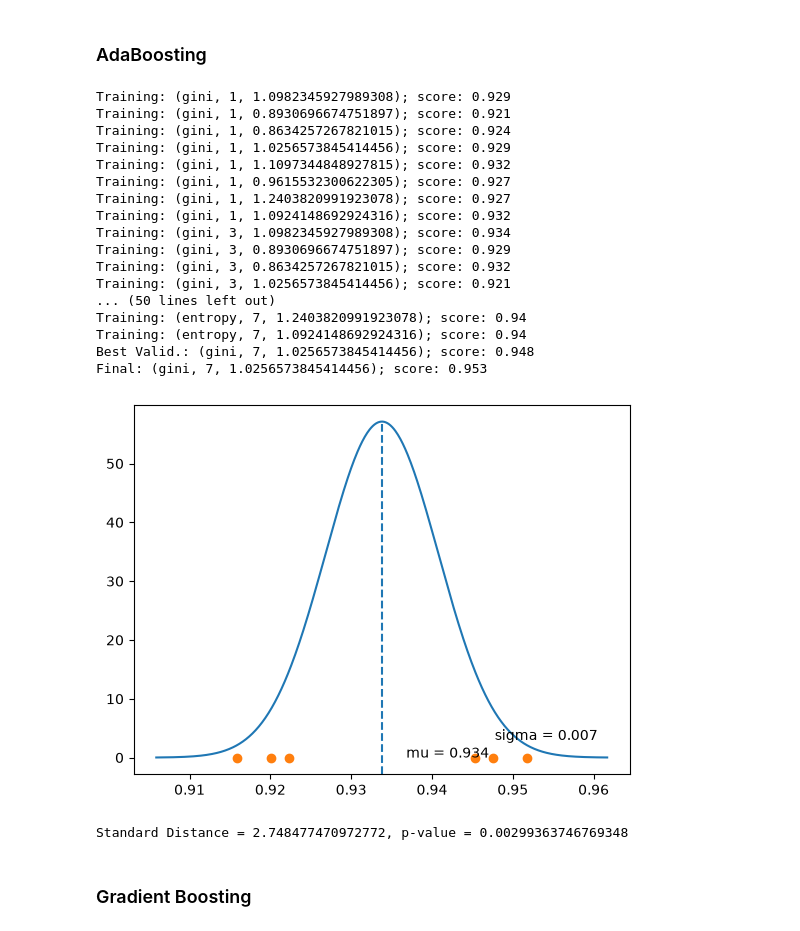
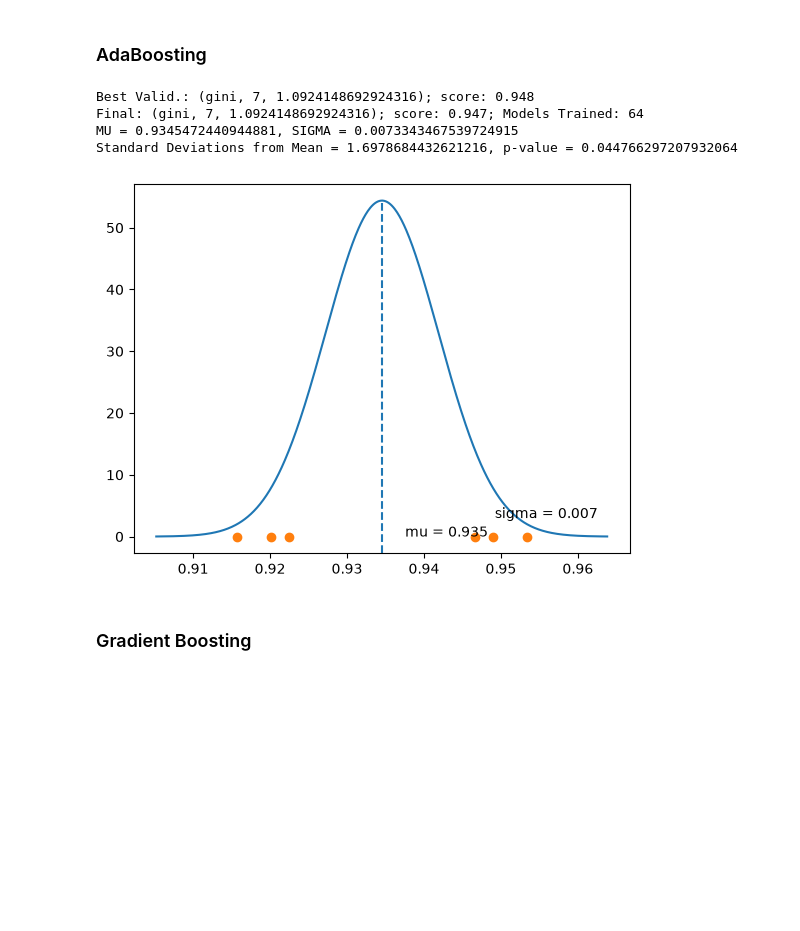
Before and after one commit to AlexMinasyan/Country-Income-Tier-Classifier, a Jupyter notebook: ml.ipynb, the cells around one changed output. Drawn from its saved outputs; the diff is of its cells as text; code cells hidden in the pictures; blank space fills up the shorter version.

Commit message:
Code cleanup, McNemar's test to compare the models, and some performance metrics.

```diff
--- a/ml.ipynb
+++ b/ml.ipynb
@@ -71,62 +91,50 @@ X_test, X_valid, y_test, y_valid = train_test_split(X_test_val, y_test_val, test
 # %% [markdown]
 ### AdaBoosting
 # %%
-np.random.seed(123)
+np.random.seed(random_seed)
+# Grid / Random Search Options
 options = { 'criterion': ['gini', 'entropy'], 'max-depth': [1, 3, 5, 7], 'learning-rate': np.random.rand(8) * 0.5 + 0.75 }
 keys, values = zip(*options.items())
 option_combos = [dict(zip(keys, p)) for p in product(*values)]
 
+# Training Models
 results = []
 for combo in option_combos:
     # Training
-    estimator = DecisionTreeClassifier(criterion = combo['criterion'], max_depth = combo['max-depth'], random_state = 123)
-    clf = AdaBoostClassifier(estimator = estimator, n_estimators = 100, random_state = 0, learning_rate = combo['learning-rate'])
+    estimator = DecisionTreeClassifier(criterion = combo['criterion'], max_depth = combo['max-depth'], random_state = random_seed)
+    clf = AdaBoostClassifier(estimator = estimator, n_estimators = 100, random_state = random_seed, learning_rate = combo['learning-rate'])
     clf.fit(X_train, y_train.values.ravel())
 
     # Cross Validation (Holdout)
     score = clf.score(X_valid, y_valid)
     res = { 'score': score, 'criterion': combo['criterion'], 'max-depth': combo['max-depth'], 'learning-rate': combo['learning-rate'] }
     results.append(res)
-    print(f'Training: {stringify(res)}')
 
+# Training the Best Model and Testing
 sorted_results = sorted(results, key = lambda d: d['score'], reverse = True)
 print(f'Best Valid.: {stringify(sorted_results[0])}')
+final_estimator = DecisionTreeClassifier(criterion = sorted_results[0]['criterion'], max_depth = sorted_results[0]['max-depth'], random_state = random_seed)
+final_adaboost = AdaBoostClassifier(estimator = estimator, n_estimators = 100, random_state = random_seed, learning_rate = sorted_results[0]['learning-rate'])
+final_adaboost.fit(pd.concat([X_train, X_valid]), pd.concat([y_train, y_valid]).values.ravel())
+final_score = final_adaboost.score(X_test, y_test) # type: ignore
+final_res = { 'score': round(final_score, 3), 'criterion': sorted_results[0]['criterion'], 'max-depth': sorted_results[0]['max-depth'], 'learning-rate': sorted_results[0]['learning-rate'] }
+print(f'Final: {stringify(final_res)}; Models Trained: {len(options['criterion']) * len(options['max-depth']) * len(options['learning-rate'])}')
 
-# Training the Final Model and Testing
-final_estimator = DecisionTreeClassifier(criterion = sorted_results[0]['criterion'], max_depth = sorted_results[0]['max-depth'], random_state = 123)
-final_clf = AdaBoostClassifier(estimator = estimator, n_estimators = 100, random_state = 0, learning_rate = sorted_results[0]['learning-rate'])
-final_clf.fit(pd.concat([X_train, X_valid]), pd.concat([y_train, y_valid]).values.ravel())
-final_score = final_clf.score(X_test, y_test) # type: ignore
-final_res = { 'score': round(final_score, 3), 'criterion': sorted_results[0]['criterion'], 'max-depth': sorted_results[0]['max-depth'], 'learning-rate': sorted_results[0]['learning-rate'] }
-print(f'Final: {stringify(final_res)}')
-
+# Normal Approximation and Hypothesis Testing
 scores = np.array([d['score'] for d in results])
-gen_CI(scores.mean(), scores.std())
+print(f'MU = {scores.mean()}, SIGMA = {scores.std()}')
 
 stds_away = (final_res['score'] - scores.mean()) / scores.std()
 p_value = norm.sf(abs(stds_away)) # a one-sided stat was used because we know that this value will be above the mean.
+print(f'Standard Deviations from Mean = {stds_away}, p-value = {p_value}')
 
-print(f'Standard Distance = {stds_away}, p-value = {p_value}')
+gen_CI(scores.mean(), scores.std())
 # %% [output]
-Training: (gini, 1, 1.0982345927989308); score: 0.929
-Training: (gini, 1, 0.8930696674751897); score: 0.921
-Training: (gini, 1, 0.8634257267821015); score: 0.924
-Training: (gini, 1, 1.0256573845414456); score: 0.929
-Training: (gini, 1, 1.1097344848927815); score: 0.932
-Training: (gini, 1, 0.9615532300622305); score: 0.927
-Training: (gini, 1, 1.2403820991923078); score: 0.927
-Training: (gini, 1, 1.0924148692924316); score: 0.932
-Training: (gini, 3, 1.0982345927989308); score: 0.934
-Training: (gini, 3, 0.8930696674751897); score: 0.929
-Training: (gini, 3, 0.8634257267821015); score: 0.932
-Training: (gini, 3, 1.0256573845414456); score: 0.921
-... (50 lines left out)
-Training: (entropy, 7, 1.2403820991923078); score: 0.94
-Training: (entropy, 7, 1.0924148692924316); score: 0.94
-Best Valid.: (gini, 7, 1.0256573845414456); score: 0.948
-Final: (gini, 7, 1.0256573845414456); score: 0.953
+Best Valid.: (gini, 7, 1.0924148692924316); score: 0.948
+Final: (gini, 7, 1.0924148692924316); score: 0.947; Models Trained: 64
+MU = 0.9345472440944881, SIGMA = 0.0073343467539724915
+Standard Deviations from Mean = 1.6978684432621216, p-value = 0.044766297207932064
-[figure, old version]
+[figure, new version]
-Standard Distance = 2.748477470972772, p-value = 0.00299363746769348
 # %% [markdown]
 ### Gradient Boosting
 # %%
```
Also changed, not shown: parts of 18 cells of this notebook.
